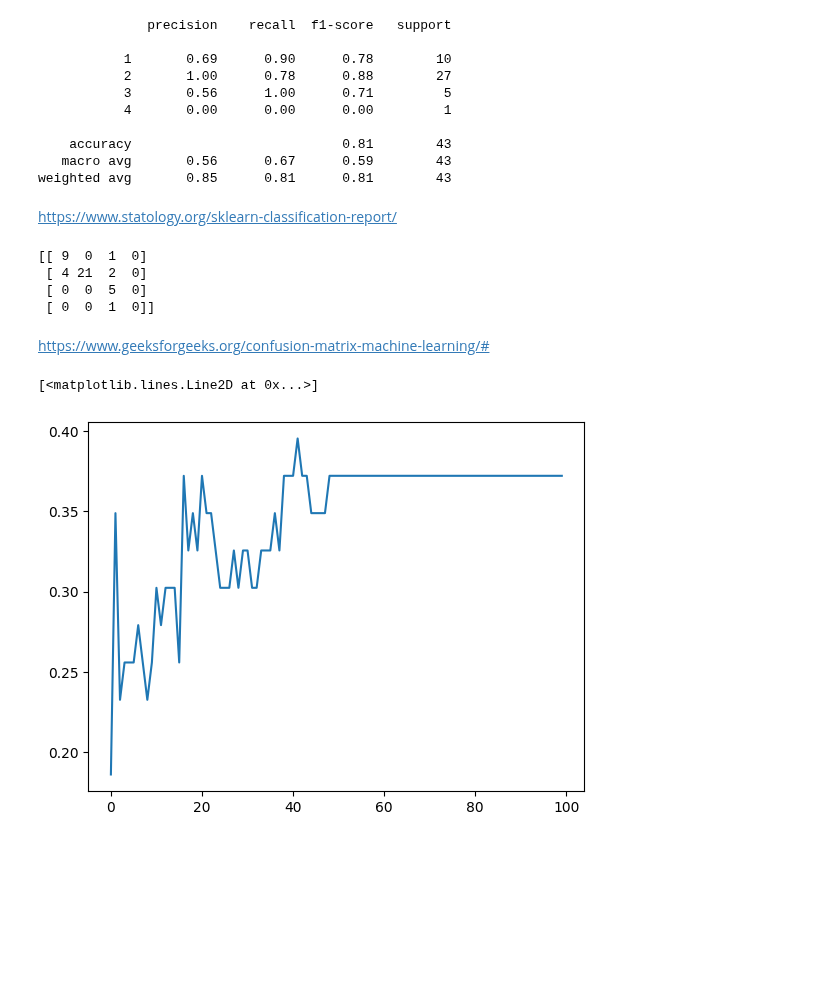
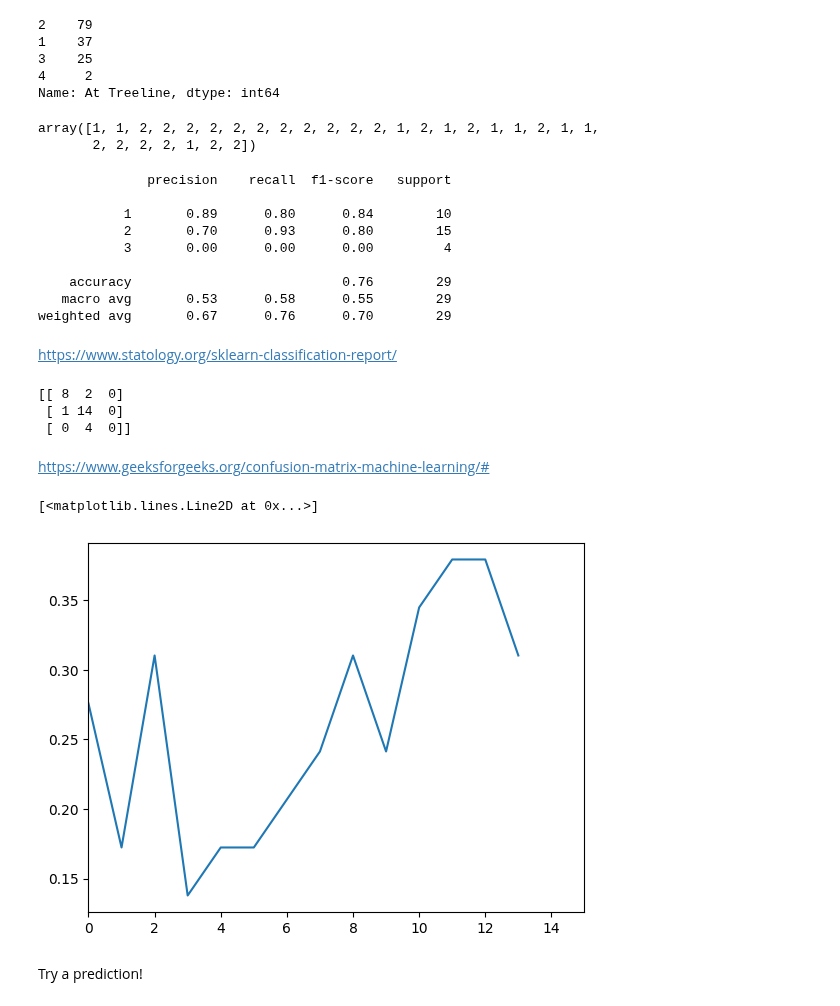
Before and after one commit to itsjpb/470-avalanche-prediction, a Jupyter notebook: jupyter/try_nn.ipynb, the cells around one changed output. Saved outputs shown, nothing was run; the diff lists cells and outputs as text; code cells hidden in the pictures; blank space fills up the shorter version.

```diff
--- a/jupyter/try_nn.ipynb
+++ b/jupyter/try_nn.ipynb
@@ -23,7 +23,7 @@ df.head()
 # %%
 df.drop('Area', axis=1, inplace=True)
 
-df.drop(['Yesterday Danger Above Treeline', 'Yesterday Danger At Treeline', 'Yesterday Danger Below Treeline'], inplace=True, axis=1)
+# df.drop(['Yesterday Danger Above Treeline', 'Yesterday Danger At Treeline', 'Yesterday Danger Below Treeline'], inplace=True, axis=1)
 
 df.drop(['Above Treeline', 'Below Treeline'], inplace=True, axis=1)
 # %%
@@ -37,11 +37,18 @@ scaled = scaler.transform(df.drop('At Treeline', axis=1))
 
 scaled_df = pd.DataFrame(scaled, columns=df.drop('At Treeline', axis=1).columns)
 
-df.drop(['Was High Winds 24hr', 'Was Heavy Snowfall 24hr'], axis=1, inplace=True)
+
+scaled_df.drop(['Was High Winds 24hr', 'Was Heavy Snowfall 24hr'], axis=1, inplace=True)
 
 # normalized_df=(df-df.mean())/df.std()
 normalized_df = df
 for col in normalized_df.columns:
-    if col != 'At Treeline':
+    if col not in (
+        'At Treeline',
+        'Yesterday Danger Above Treeline',
+        'Yesterday Danger At Treeline',
+        'Yesterday Danger Below Treeline'):
         normalized_df[col] = (df[col]-df[col].mean())/df[col].std()
 # normalized_df=(df-df.min())/(df.max()-df.min())
+
+normalized_df.drop(['Was High Winds 24hr', 'Was Heavy Snowfall 24hr'], axis=1, inplace=True)
@@ -58,18 +74,31 @@ normalized_df.iloc[25:30]
+# %%
+normalized_df['At Treeline'].value_counts()
+# %% [output]
+2    79
+1    37
+3    25
+4     2
+Name: At Treeline, dtype: int64
 # %%
 from sklearn.model_selection import train_test_split
 
-x = normalized_df
+# x = normalized_df.drop('Below Treeline', axis=1)
+x = normalized_df # scaled_df
 y = df['At Treeline']
 
-x_training_data, x_test_data, y_training_data, y_test_data = train_test_split(x, y, test_size = 0.3)
+x_training_data, x_test_data, y_training_data, y_test_data = train_test_split(x, y, test_size=0.2, random_state=42)
 # %%
 from sklearn.neighbors import KNeighborsClassifier
 
-model = KNeighborsClassifier(n_neighbors=1)
+model = KNeighborsClassifier(n_neighbors=10)
 
 model.fit(x_training_data, y_training_data)
 
 predictions = model.predict(x_test_data)
+predictions
+# %% [output]
+array([1, 1, 2, 2, 2, 2, 2, 2, 2, 2, 2, 2, 2, 1, 2, 1, 2, 1, 1, 2, 1, 1,
+       2, 2, 2, 2, 1, 2, 2])
 # %%
 from sklearn.metrics import classification_report, confusion_matrix
 
@@ -77,40 +106,41 @@ print(classification_report(y_test_data, predictions))
 # %% [output]
               precision    recall  f1-score   support
 
-           1       0.69      0.90      0.78        10
-           2       1.00      0.78      0.88        27
-           3       0.56      1.00      0.71         5
-           4       0.00      0.00      0.00         1
+           1       0.89      0.80      0.84        10
+           2       0.70      0.93      0.80        15
+           3       0.00      0.00      0.00         4
 
-    accuracy                           0.81        43
-   macro avg       0.56      0.67      0.59        43
-weighted avg       0.85      0.81      0.81        43
+    accuracy                           0.76        29
+   macro avg       0.53      0.58      0.55        29
+weighted avg       0.67      0.76      0.70        29
 # %% [markdown]
 https://www.statology.org/sklearn-classification-report/
 # %%
 print(confusion_matrix(y_test_data, predictions))
 # %% [output]
-[[ 9  0  1  0]
- [ 4 21  2  0]
- [ 0  0  5  0]
- [ 0  0  1  0]]
+[[ 8  2  0]
+ [ 1 14  0]
+ [ 0  4  0]]
 # %% [markdown]
 https://www.geeksforgeeks.org/confusion-matrix-machine-learning/#
 # %%
 error_rates = []
 
-for i in np.arange(1, 101): # 101
+xmax = 15
+for i in np.arange(1, xmax): # 101
 
     new_model = KNeighborsClassifier(n_neighbors = i)
 
     new_model.fit(x_training_data, y_training_data)
 
     new_predictions = new_model.predict(x_test_data)
 
     error_rates.append(np.mean(new_predictions != y_test_data))
 
-
+plt.xlim(0, xmax)
 plt.plot(error_rates)
 # %% [output]
 [<matplotlib.lines.Line2D at 0x...>]
-[figure, old version]
+[figure, new version]
+# %% [markdown]
+Try a prediction!
```
Also changed, not shown: parts of 4 cells of this notebook.
